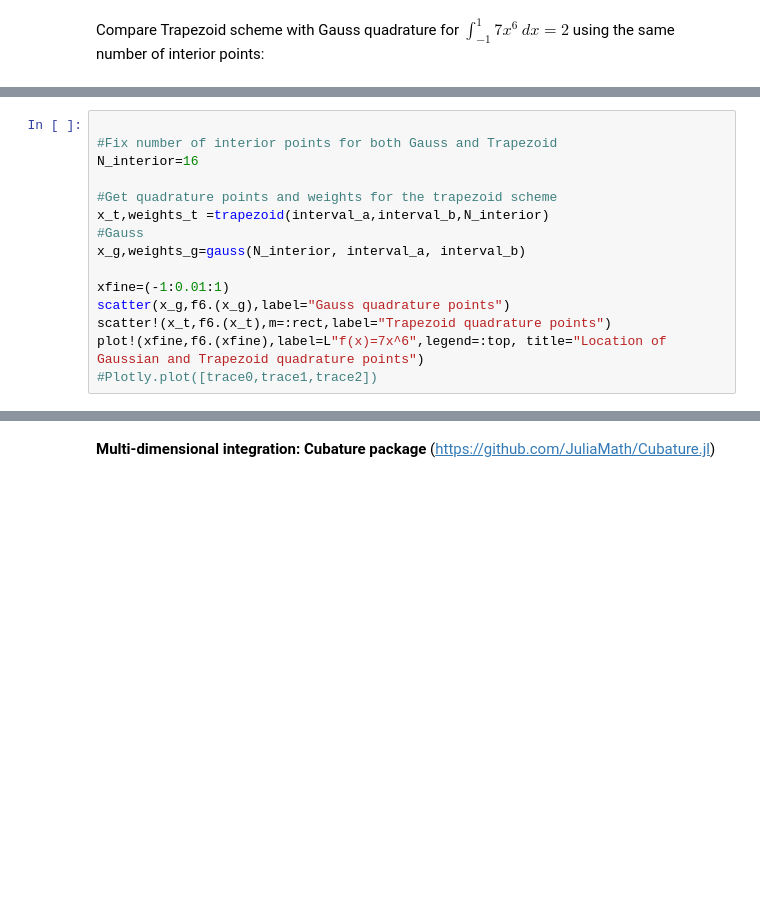
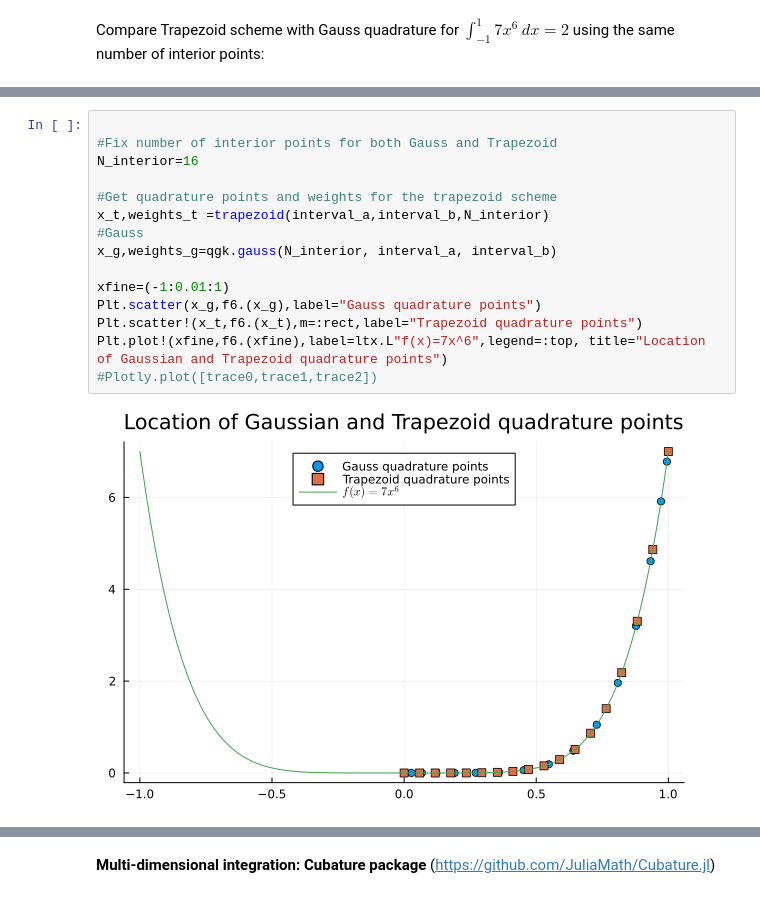
Before and after one commit to jacob-cunningham-ds/me2060, a Jupyter notebook: modules/module_4/numeric_integration_new.ipynb, the cells around one changed output, grey strips where cells are left out. Saved outputs shown, nothing was run; the diff lists cells and outputs as text; blank space fills up the shorter version.

```diff
--- a/modules/module_4/numeric_integration_new.ipynb
+++ b/modules/module_4/numeric_integration_new.ipynb
@@ -110,18 +134,20 @@ f6(x)=7*x^6
 # %%
 
 #Fix number of interior points for both Gauss and Trapezoid
 N_interior=16
 
 #Get quadrature points and weights for the trapezoid scheme
 x_t,weights_t =trapezoid(interval_a,interval_b,N_interior)
 #Gauss
-x_g,weights_g=gauss(N_interior, interval_a, interval_b)
+x_g,weights_g=qgk.gauss(N_interior, interval_a, interval_b)
 
 xfine=(-1:0.01:1)
-scatter(x_g,f6.(x_g),label="Gauss quadrature points")
-scatter!(x_t,f6.(x_t),m=:rect,label="Trapezoid quadrature points")
-plot!(xfine,f6.(xfine),label=L"f(x)=7x^6",legend=:top, title="Location of Gaussian and Trapezoid quadrature points")
+Plt.scatter(x_g,f6.(x_g),label="Gauss quadrature points")
+Plt.scatter!(x_t,f6.(x_t),m=:rect,label="Trapezoid quadrature points")
+Plt.plot!(xfine,f6.(xfine),label=ltx.L"f(x)=7x^6",legend=:top, title="Location of Gaussian and Trapezoid quadrature points")
 #Plotly.plot([trace0,trace1,trace2])
+# %% [output]
+[figure, added]
 # %%
 #Trapezoid error
 result_trapezoid=sum(weights_t*f6.(x_t))
```
Also changed, not shown: parts of 15 cells of this notebook, 9 other files.
